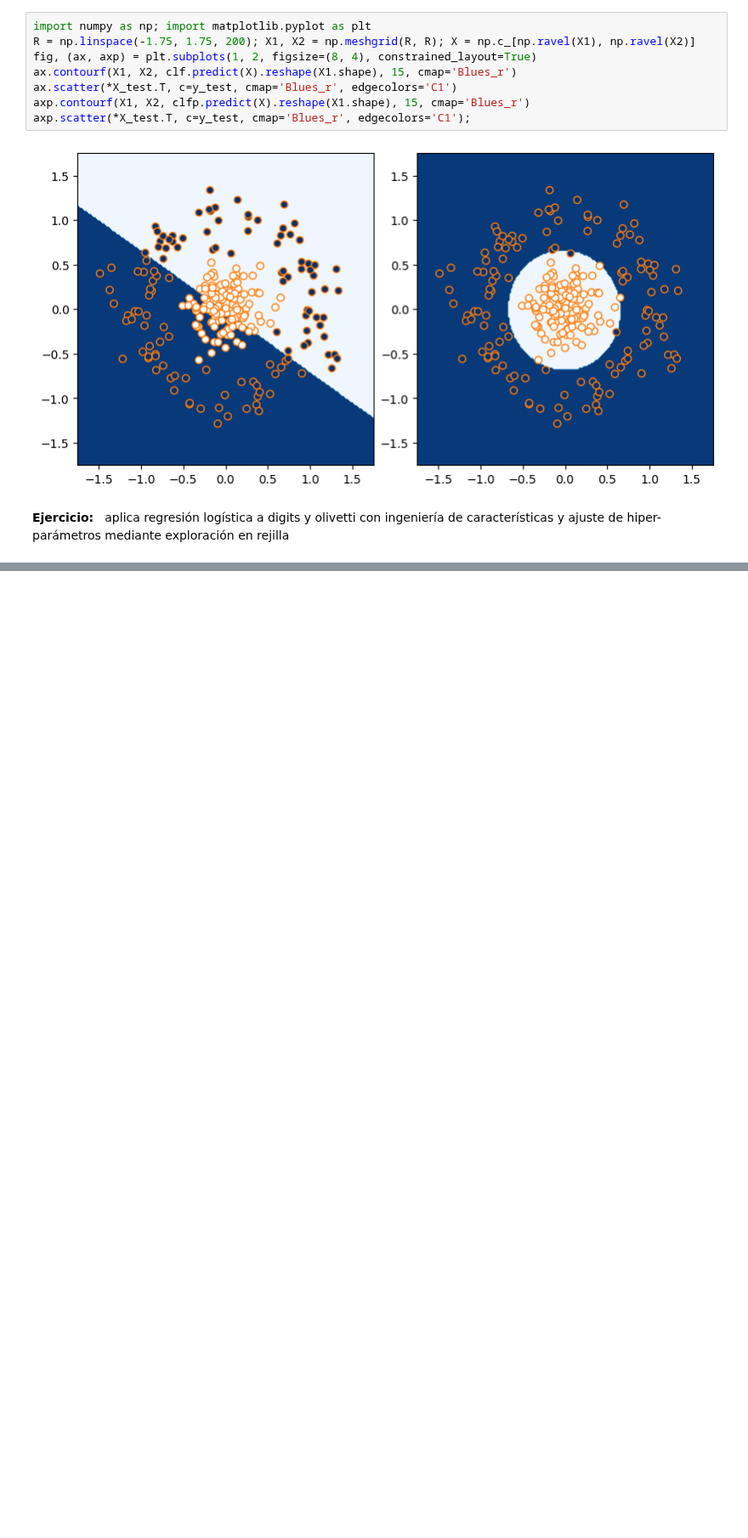
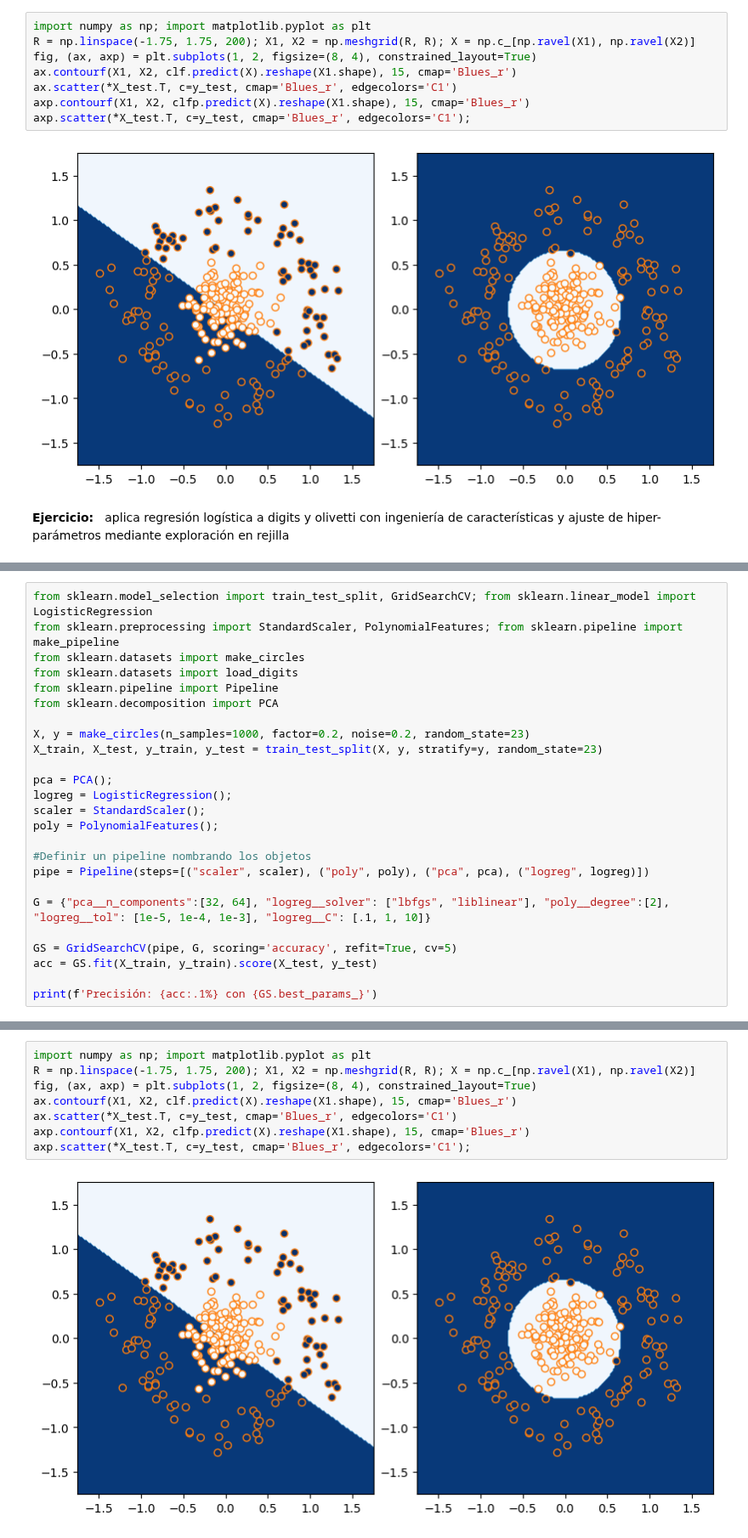
Before and after one commit to Golden-hat/Visual-Studio-Code-Class-Projects, a Jupyter notebook: terceroB/PER/P1/P1_S4.ipynb, the cells around one changed output, grey strips where cells are left out. Shown at 85% size. Saved outputs shown, nothing was run; the diff lists cells and outputs as text; blank space fills up the shorter version.

```diff
--- a/terceroB/PER/P1/P1_S4.ipynb
+++ b/terceroB/PER/P1/P1_S4.ipynb
@@ -94,0 +141,25 @@ axp.scatter(*X_test.T, c=y_test, cmap='Blues_r', edgecolors='C1');
+# %%
+from sklearn.model_selection import train_test_split, GridSearchCV; from sklearn.linear_model import LogisticRegression
+from sklearn.preprocessing import StandardScaler, PolynomialFeatures; from sklearn.pipeline import make_pipeline
+from sklearn.datasets import make_circles
+from sklearn.datasets import load_digits
+from sklearn.pipeline import Pipeline
+from sklearn.decomposition import PCA
+
+X, y = make_circles(n_samples=1000, factor=0.2, noise=0.2, random_state=23)
+X_train, X_test, y_train, y_test = train_test_split(X, y, stratify=y, random_state=23)
+
+pca = PCA();
+logreg = LogisticRegression();
+scaler = StandardScaler();
+poly = PolynomialFeatures();
+
+#Definir un pipeline nombrando los objetos
+pipe = Pipeline(steps=[("scaler", scaler), ("poly", poly), ("pca", pca), ("logreg", logreg)])
+
+G = {"pca__n_components":[32, 64], "logreg__solver": ["lbfgs", "liblinear"], "poly__degree":[2], "logreg__tol": [1e-5, 1e-4, 1e-3], "logreg__C": [.1, 1, 10]}
+
+GS = GridSearchCV(pipe, G, scoring='accuracy', refit=True, cv=5)
+acc = GS.fit(X_train, y_train).score(X_test, y_test)
+
+print(f'Precisión: {acc:.1%} con {GS.best_params_}')
@@ -94,0 +168,10 @@ axp.scatter(*X_test.T, c=y_test, cmap='Blues_r', edgecolors='C1');
+# %%
+import numpy as np; import matplotlib.pyplot as plt
+R = np.linspace(-1.75, 1.75, 200); X1, X2 = np.meshgrid(R, R); X = np.c_[np.ravel(X1), np.ravel(X2)]
+fig, (ax, axp) = plt.subplots(1, 2, figsize=(8, 4), constrained_layout=True)
+ax.contourf(X1, X2, clf.predict(X).reshape(X1.shape), 15, cmap='Blues_r')
+ax.scatter(*X_test.T, c=y_test, cmap='Blues_r', edgecolors='C1')
+axp.contourf(X1, X2, clfp.predict(X).reshape(X1.shape), 15, cmap='Blues_r')
+axp.scatter(*X_test.T, c=y_test, cmap='Blues_r', edgecolors='C1');
+# %% [output]
+[figure, added]
```
Also changed, not shown: parts of 10 cells of this notebook, 1 other file.
